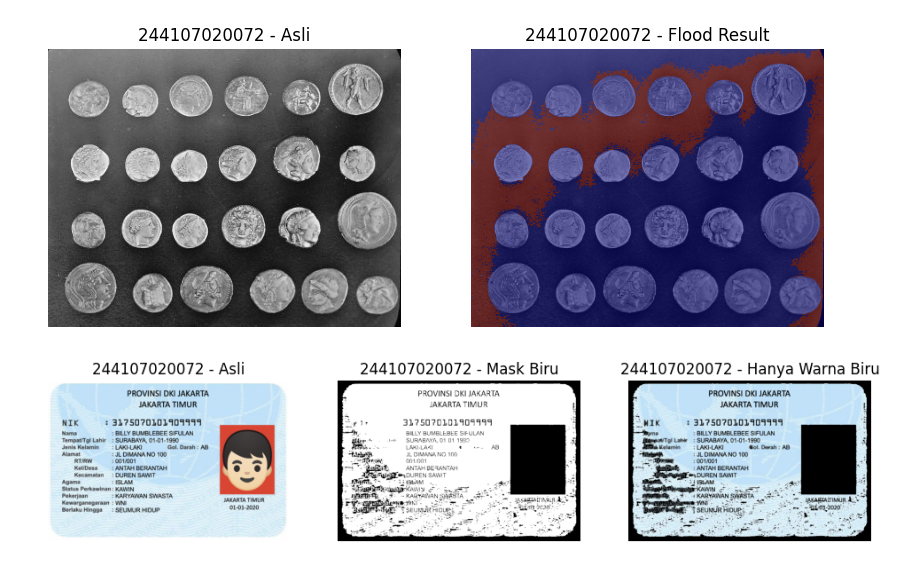
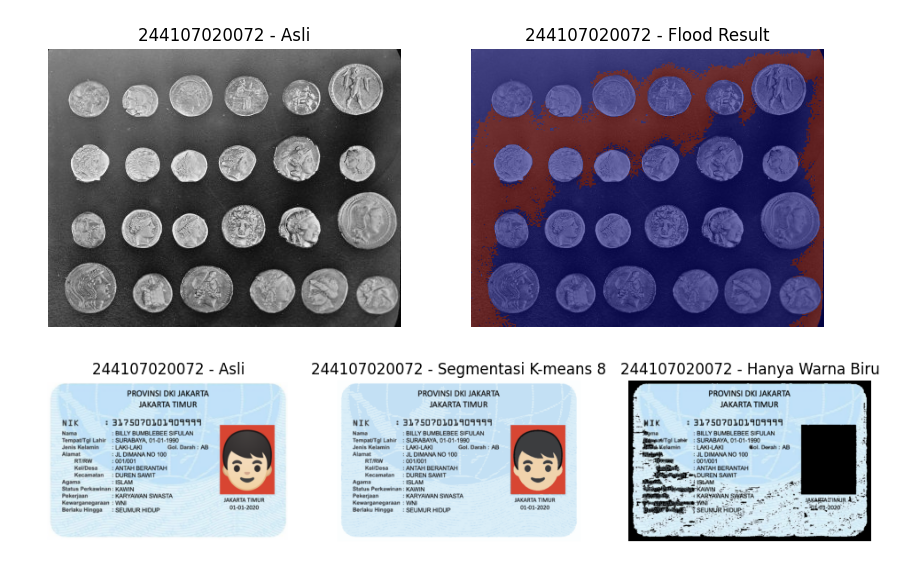
Before and after one commit to DinaKSari/PCVK_2026_2027, a Jupyter notebook: week7_05.ipynb, the cells around one changed output. Saved outputs shown, nothing was run; the diff lists cells and outputs as text; code cells hidden in the pictures.

```diff
--- a/week7_05.ipynb
+++ b/week7_05.ipynb
@@ -198,21 +199,43 @@ plt.show()
 # %% [output]
 [figure]
 # %%
+import cv2
+import numpy as np
+from sklearn.cluster import KMeans
+import matplotlib.pyplot as plt
+
 ktp = cv.imread('/content/drive/MyDrive/PCVK/Images/244107020072/ktp_fulan.jpg')
 hsv = cv.cvtColor(ktp, cv.COLOR_BGR2HSV)
 H, S, V = cv.split(hsv)
 
 kelompok_biru = np.where((H >= 85) & (H <= 130) & (S >= 25) & (V >= 40))
 
 mask_biru = np.zeros(H.shape, dtype=np.uint8)
 mask_biru[kelompok_biru] = 255
+#k means
+filename = ('/content/drive/MyDrive/PCVK/Images/244107020072/ktp_fulan.jpg')
+img = cv.imread(filename)
+img = cv2.cvtColor(img, cv2.COLOR_BGR2RGB)
+# Ubah citra menjadi array 2D (piksel)
+Z = img.reshape((-1, 3))
+Z = np.float32(Z)
+# Tentukan jumlah cluster
+k = 8
+kmeans = KMeans(n_clusters=k, random_state=42)
+kmeans.fit(Z)
+# Dapatkan label dan pusat cluster
+labels = kmeans.labels_
+centers = np.uint8(kmeans.cluster_centers_)
+# Bentuk citra hasil segmentasi
+segmented = centers[labels.flatten()]
+segmented_img = segmented.reshape(img.shape)
 
 hasil_biru = cv.bitwise_and(ktp, ktp, mask=mask_biru)
 
 plt.figure(figsize=(12,5))
 plt.subplot(1,3,1); plt.imshow(cv.cvtColor(ktp, cv.COLOR_BGR2RGB)); plt.title(NIM + ' - Asli'); plt.axis('off')
-plt.subplot(1,3,2); plt.imshow(mask_biru, cmap='gray'); plt.title(NIM + ' - Mask Biru'); plt.axis('off')
+plt.subplot(1,3,2); plt.imshow(segmented_img); plt.title(NIM + ' - Segmentasi K-means 8'); plt.axis('off')
 plt.subplot(1,3,3); plt.imshow(cv.cvtColor(hasil_biru, cv.COLOR_BGR2RGB)); plt.title(NIM + ' - Hanya Warna Biru'); plt.axis('off')
 plt.show()
 # %% [output]
-[figure, old version]
+[figure, new version]
```
Also changed, not shown: parts of 2 cells of this notebook.
